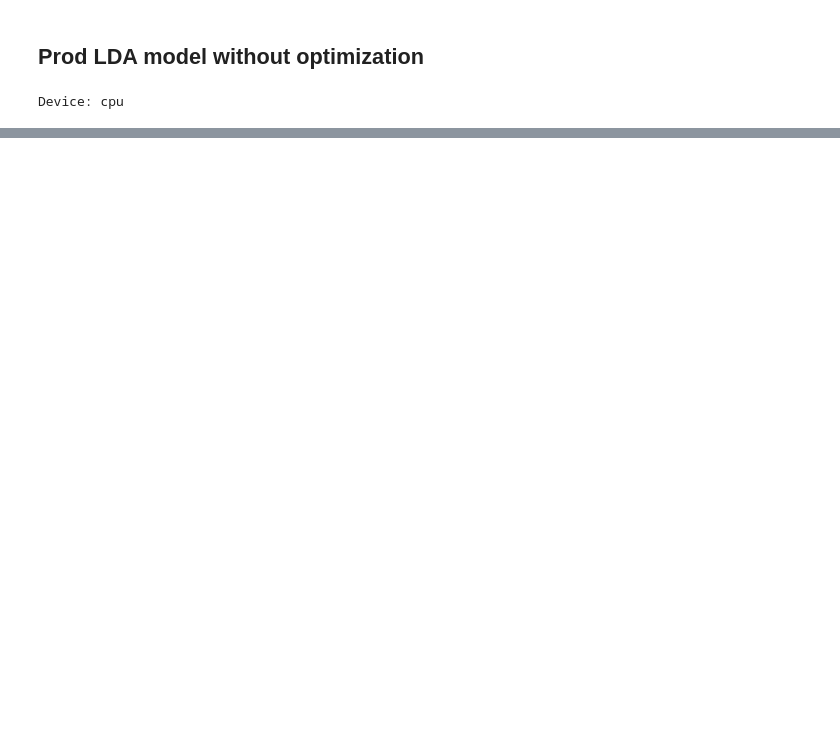
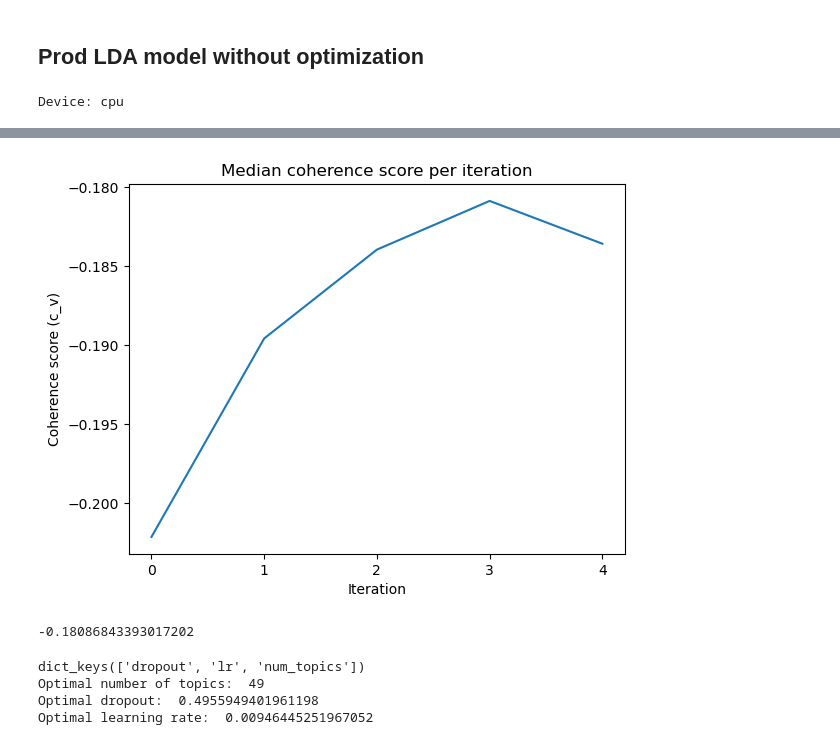
Before and after one commit to 15Max/LatentDirichletAllocation, a Jupyter notebook: notebooks/prod.ipynb, the cells around one changed output, grey strips where cells are left out. Cells and saved outputs as stored; diff of their text form; code cells hidden in the pictures; blank space fills up the shorter version.

Commit message:
added model with tuning

```diff
--- a/notebooks/prod.ipynb
+++ b/notebooks/prod.ipynb
@@ -144,0 +172,25 @@ Topic Diversity:  0.76
+# %%
+start = time.time() # Just to see, to be removed.
+
+# This uses the default optimization method (Bayesian optimization) and the default metric (coherence) to optimize the model, try also random search.
+
+optResult=optimizer.optimize(model, dataset, ch, search_space, save_path="results/test_ProdLDA", # path to store the results
+                            number_of_call=number_of_calls, # number of optimization iterations: rule of thumb 15*num_hyperparameters but takes a lot of time so 30 instead
+                            model_runs= num_iters, # number of runs of the topic model: can be increased but takes more time
+                            plot_best_seen=True, # plot the best seen value of the metric
+                            extra_metrics = [td],
+                            plot_model=True, # plot the topic model
+                            early_step=10, # number of iterations after which the optimization stops if no improvement
+                            surrogate_model='GP', # surrogate model for the optimization: gaussian process
+                            random_state=123,
+                            save_models = True,
+                            topk=20)
+
+#save the results of th optimization in a csv file
+optResult.save_to_csv("results.csv")
+
+end = time.time()
+duration = end - start
+
+print('Optimizing model took: ' + str(round(duration)) + ' seconds.')
+results = json.load(open("results/test_ProdLDA/result.json",'r'))
@@ -144,0 +215,29 @@ Topic Diversity:  0.76
+# %%
+plt.xlabel('Iteration')
+plt.ylabel('Coherence score (c_v)')
+plt.title('Median coherence score per iteration')
+plt.plot(results["f_val"])
+plt.xticks(range(len(results["f_val"])))
+plt.show()
+# %% [output]
+[figure, added]
+# %%
+max_index = results["f_val"].index(max(results["f_val"]))
+print(results["f_val"][max_index])
+# %% [output]
+-0.18086843393017202
+# %%
+print(results["x_iters"].keys())
+
+num_topics = results["x_iters"]["num_topics"][max_index]
+dropout = results["x_iters"]["dropout"][max_index]
+lr = results["x_iters"]["lr"][max_index]
+
+print("Optimal number of topics: ", num_topics)
+print("Optimal dropout: ", dropout)
+print("Optimal learning rate: ", lr)
+# %% [output]
+dict_keys(['dropout', 'lr', 'num_topics'])
+Optimal number of topics:  49
+Optimal dropout:  0.4955949401961198
+Optimal learning rate:  0.00946445251967052
```
Also changed, not shown: parts of 11 cells of this notebook, 1 other file.
